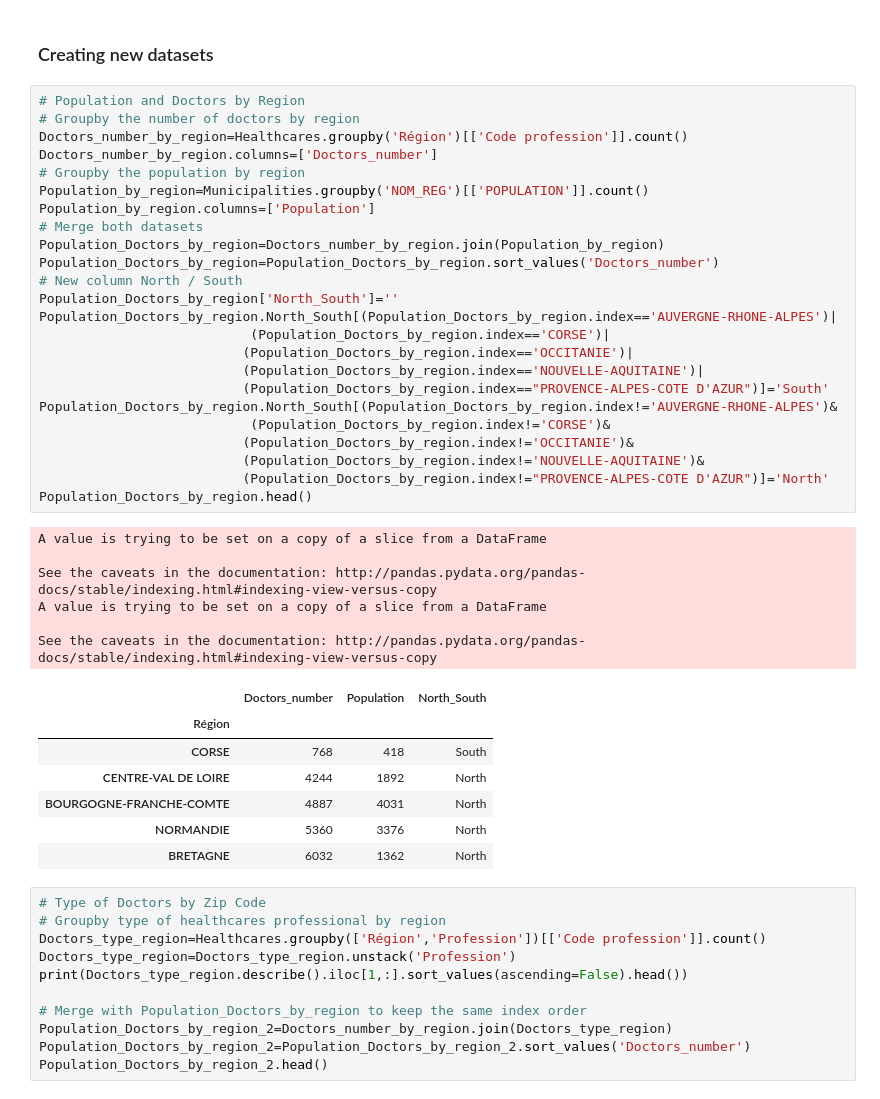
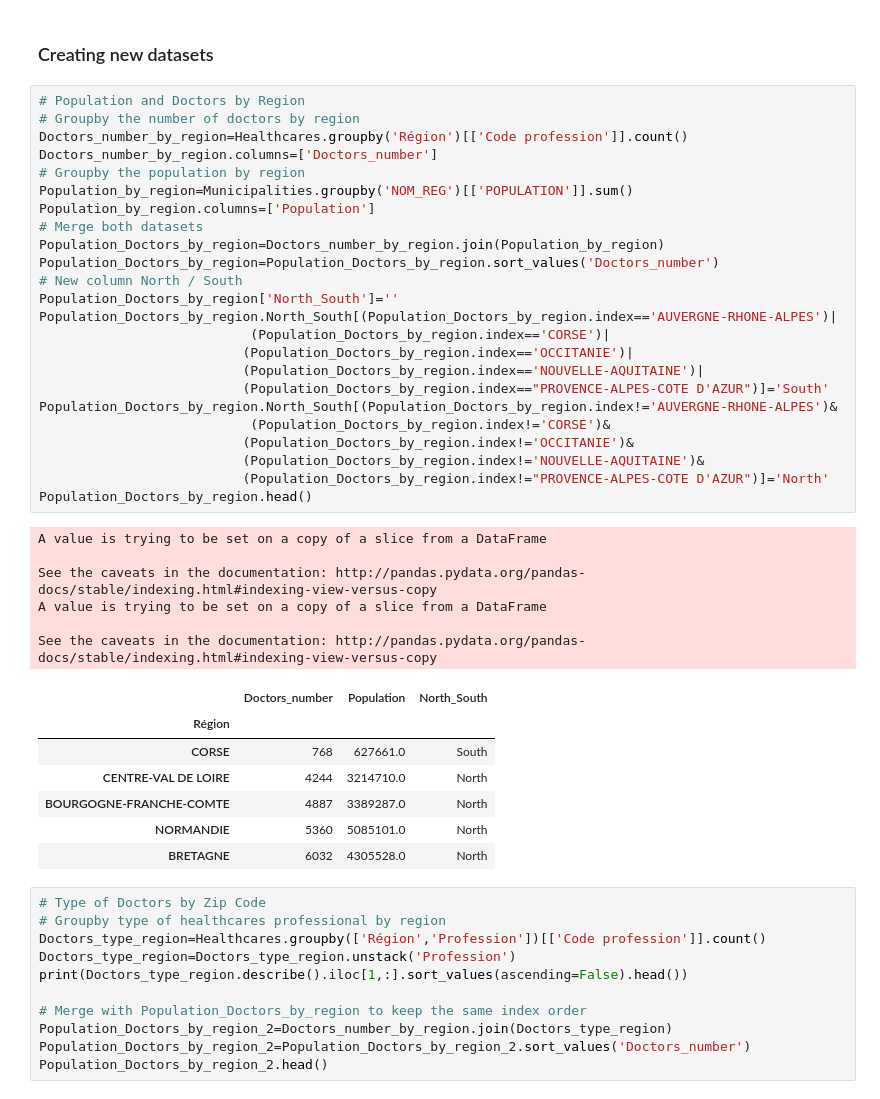
Before and after one commit to DianeDrl/Capstone-Project-1, a Jupyter notebook: Capstone Project 1.ipynb, the cells around one changed output. Drawn from its saved outputs; the diff is of its cells as text.

```diff
--- a/Capstone Project 1.ipynb
+++ b/Capstone Project 1.ipynb
@@ -253,39 +253,39 @@ memory usage: 47.2+ MB
 # Groupby the number of doctors by region
 Doctors_number_by_region=Healthcares.groupby('Région')[['Code profession']].count()
 Doctors_number_by_region.columns=['Doctors_number']
 # Groupby the population by region
-Population_by_region=Municipalities.groupby('NOM_REG')[['POPULATION']].count()
+Population_by_region=Municipalities.groupby('NOM_REG')[['POPULATION']].sum()
 Population_by_region.columns=['Population']
 # Merge both datasets
 Population_Doctors_by_region=Doctors_number_by_region.join(Population_by_region)
 Population_Doctors_by_region=Population_Doctors_by_region.sort_values('Doctors_number')
 # New column North / South
 Population_Doctors_by_region['North_South']=''
 Population_Doctors_by_region.North_South[(Population_Doctors_by_region.index=='AUVERGNE-RHONE-ALPES')|
                            (Population_Doctors_by_region.index=='CORSE')|
                           (Population_Doctors_by_region.index=='OCCITANIE')|
                           (Population_Doctors_by_region.index=='NOUVELLE-AQUITAINE')|
                           (Population_Doctors_by_region.index=="PROVENCE-ALPES-COTE D'AZUR")]='South'
 Population_Doctors_by_region.North_South[(Population_Doctors_by_region.index!='AUVERGNE-RHONE-ALPES')&
                            (Population_Doctors_by_region.index!='CORSE')&
                           (Population_Doctors_by_region.index!='OCCITANIE')&
                           (Population_Doctors_by_region.index!='NOUVELLE-AQUITAINE')&
                           (Population_Doctors_by_region.index!="PROVENCE-ALPES-COTE D'AZUR")]='North'
 Population_Doctors_by_region.head()
 # %% [output]
 A value is trying to be set on a copy of a slice from a DataFrame
 
 See the caveats in the documentation: http://pandas.pydata.org/pandas-docs/stable/indexing.html#indexing-view-versus-copy
 A value is trying to be set on a copy of a slice from a DataFrame
 
 See the caveats in the documentation: http://pandas.pydata.org/pandas-docs/stable/indexing.html#indexing-view-versus-copy
 |  | Doctors_number | Population | North_South |
 | Région |  |  |  |
-| CORSE | 768 | 418 | South |
-| CENTRE-VAL DE LOIRE | 4244 | 1892 | North |
-| BOURGOGNE-FRANCHE-COMTE | 4887 | 4031 | North |
-| NORMANDIE | 5360 | 3376 | North |
-| BRETAGNE | 6032 | 1362 | North |
+| CORSE | 768 | 627661.0 | South |
+| CENTRE-VAL DE LOIRE | 4244 | 3214710.0 | North |
+| BOURGOGNE-FRANCHE-COMTE | 4887 | 3389287.0 | North |
+| NORMANDIE | 5360 | 5085101.0 | North |
+| BRETAGNE | 6032 | 4305528.0 | North |
 # %%
 # Type of Doctors by Zip Code
 # Groupby type of healthcares professional by region
```
Also changed, not shown: parts of 3 cells of this notebook.
